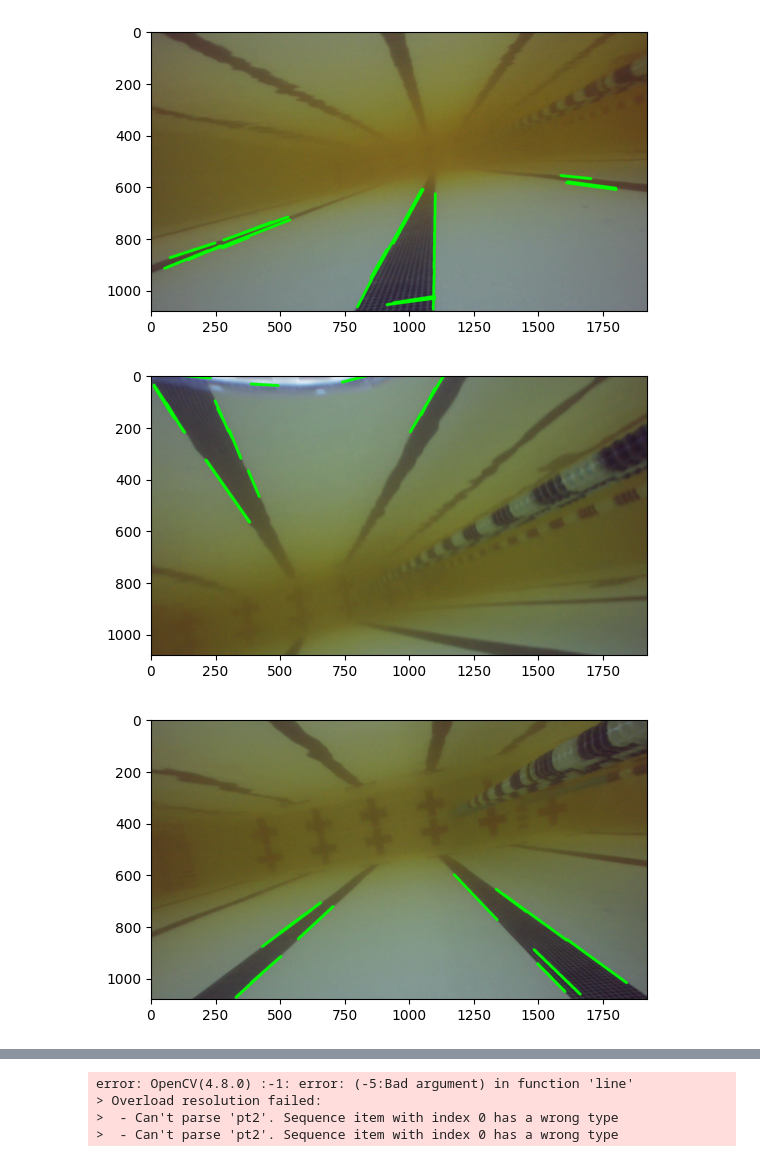
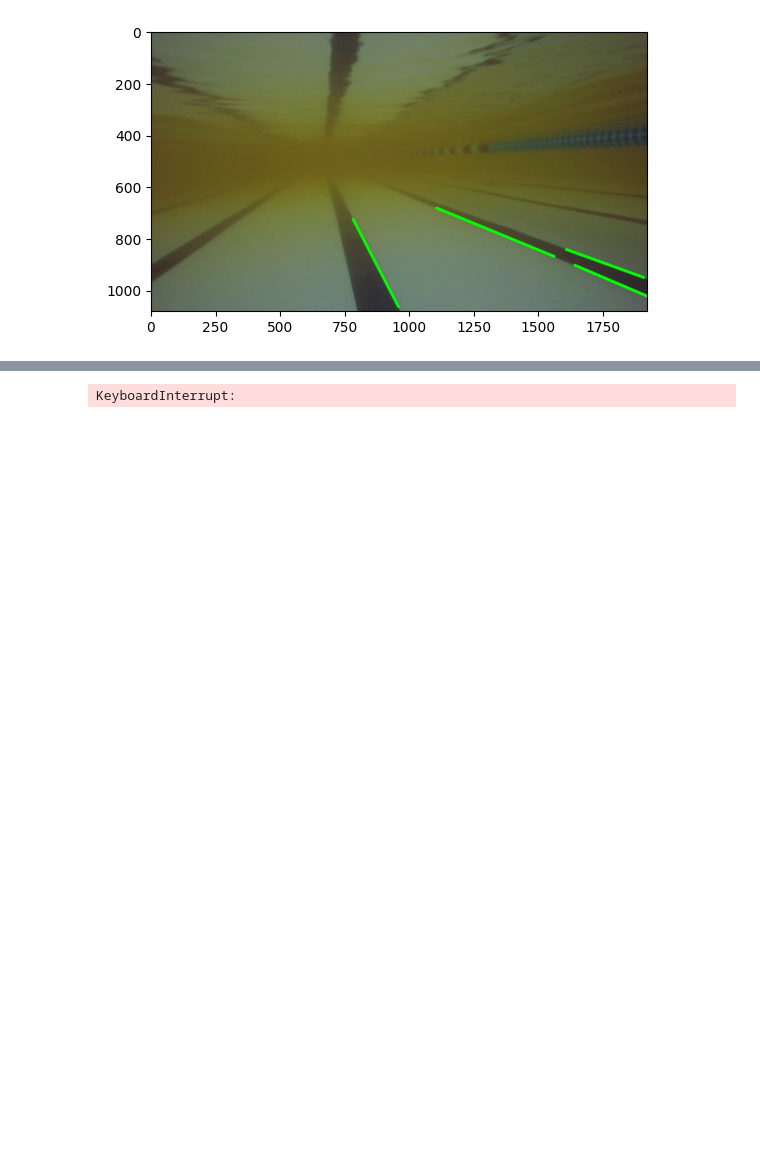
Before and after one commit to RomeDevelopment/cv-intro, a Jupyter notebook: line_drawer_tester.ipynb, the cells around one changed output, grey strips where cells are left out. Drawn from its saved outputs; the diff is of its cells as text; code cells hidden in the pictures; blank space fills up the shorter version.

```diff
--- a/line_drawer_tester.ipynb
+++ b/line_drawer_tester.ipynb
@@ -5,7 +7,7 @@ import matplotlib.pyplot as plt
 # %%
 def Line_drawer(img):
     gray = cv2.cvtColor(img, cv2.COLOR_BGR2GRAY) # convert to grayscale
-    edges = cv2.Canny(gray, 30, 70) # detect edges using edge intensity of the gray version of the image.jpg,
+    edges = cv2.Canny(gray, 35, 67) # detect edges using edge intensity of the gray version of the image.jpg, 30-70 or 35-67 suggested
     #  it detects the edges by establishing a color gradient along edges and using those gradients to define thin lines where edges should be,
     #  whether or not they are edges is then defined by whether the intensity of the shift in gradient is above or below certain thresholds
     #  that you define when calling Canny, so the second value you input is defined as the minimum threshold for gradient intensity,
@@ -23,7 +25,7 @@ def Line_drawer(img):
     i=0
     j=0
 
-    lines = cv2.HoughLinesP(edges,10,np.pi/210,10,minLineLength=100,maxLineGap=20,) # detect lines
+    lines = cv2.HoughLinesP(edges,10,np.pi/210,50,minLineLength=270,maxLineGap=25,) # detect lines
     # takes in edges, an array of lines mapped in cartesian space onto the image resolution
     # also takes in Rho which is distance resolution
     # then it takes in Theta which is angular pixel resolution, note: only seems to work for pi/(k*30) values, where k is some natural number, idk why
@@ -73,16 +73,13 @@ ret, frame = cap.read()
 # %%
 count=0
 frequency=200
 pic_list=[]
 while ret:
     if count%frequency==0:
         plt.imshow(Line_drawer(frame))
         plt.show()
         count+=1
-    count+=1
 
     ret, frame = cap.read()
 # %% [output]
-[figure, old version]
+[figure, new version]
-[figure, removed]
-[figure, removed]
@@ -95,4 +86 @@ while ret:
-error: OpenCV(4.8.0) :-1: error: (-5:Bad argument) in function 'line'
-> Overload resolution failed:
->  - Can't parse 'pt2'. Sequence item with index 0 has a wrong type
->  - Can't parse 'pt2'. Sequence item with index 0 has a wrong type
+KeyboardInterrupt:
```
Also changed, not shown: parts of 6 cells of this notebook, 19 other files.
